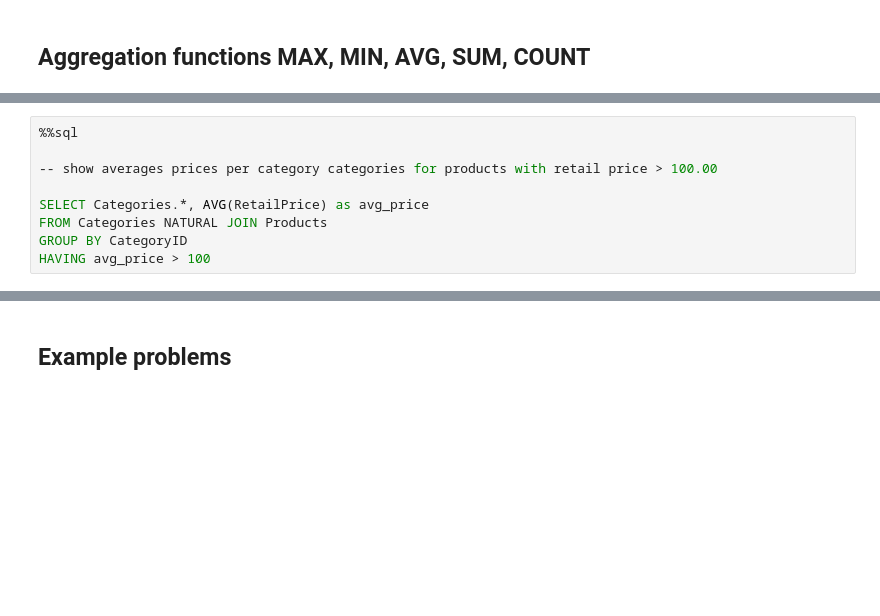
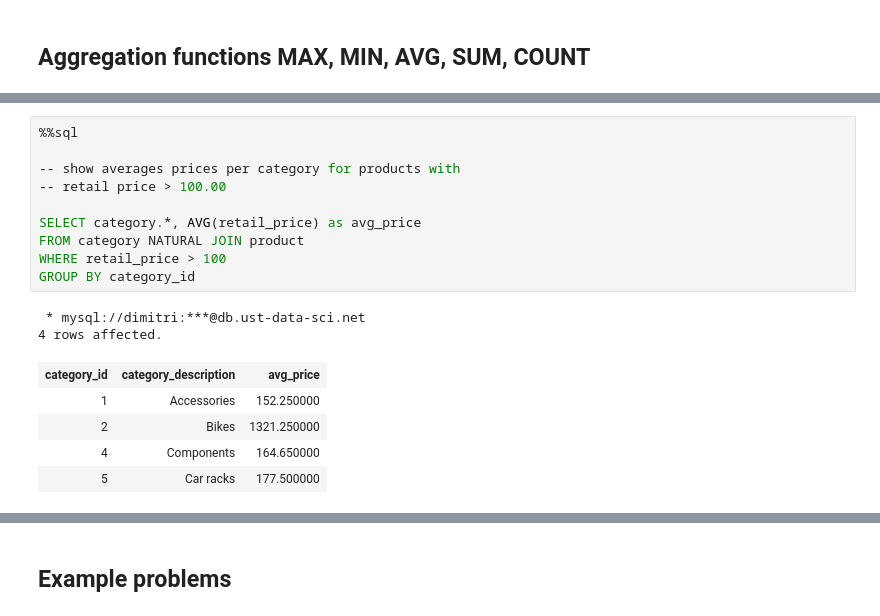
Before and after one commit to dimitri-yatsenko/Database-Systems-for-Data-Science, a Jupyter notebook: notebooks/GroupBy.ipynb, the cells around one changed output, grey strips where cells are left out. Drawn from its saved outputs; the diff is of its cells as text; blank space fills up the shorter version.

```diff
--- a/notebooks/GroupBy.ipynb
+++ b/notebooks/GroupBy.ipynb
@@ -362,12 +376,21 @@ LIMIT 1
 # %%
 %%sql
 
--- show averages prices per category categories for products with retail price > 100.00
+-- show averages prices per category for products with
+-- retail price > 100.00
 
-SELECT Categories.*, AVG(RetailPrice) as avg_price
-FROM Categories NATURAL JOIN Products
-GROUP BY CategoryID
-HAVING avg_price > 100
+SELECT category.*, AVG(retail_price) as avg_price
+FROM category NATURAL JOIN product
+WHERE retail_price > 100
+GROUP BY category_id
+# %% [output]
+ * mysql://dimitri:***@db.ust-data-sci.net
+4 rows affected.
+| category_id | category_description | avg_price |
+| 1 | Accessories | 152.250000 |
+| 2 | Bikes | 1321.250000 |
+| 4 | Components | 164.650000 |
+| 5 | Car racks | 177.500000 |
 # %%
 %%sql
 
```
Also changed, not shown: parts of 40 cells of this notebook, 1 other file.
